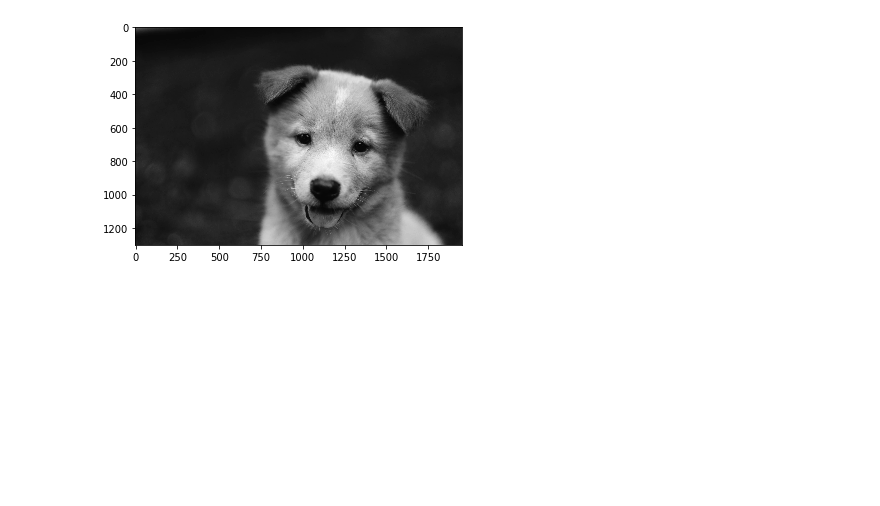
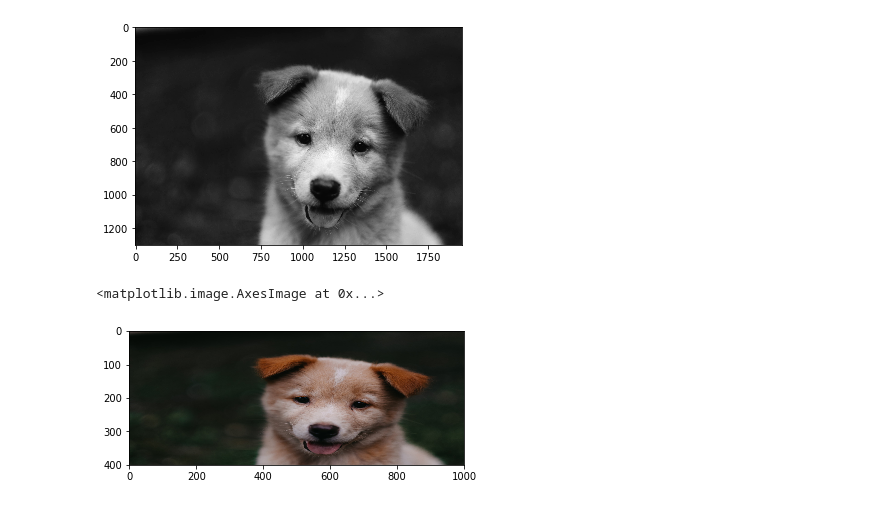
Before and after one commit to roviso/LearnComputerVisionWithOpenCVAndDepthLearningPython, a Jupyter notebook: 03-Image-basic-with-OpenCV/12-Open-Image-file-in-a-note-book.ipynb, the cells around one changed output. Cells and saved outputs as stored; diff of their text form; code cells hidden in the pictures; blank space fills up the shorter version.

Commit message:
Learn open image by OpenCV in notebook and python

```diff
--- a/03-Image-basic-with-OpenCV/12-Open-Image-file-in-a-note-book.ipynb
+++ b/03-Image-basic-with-OpenCV/12-Open-Image-file-in-a-note-book.ipynb
@@ -84,4 +76,9 @@ plt.imshow(img_gray, cmap = 'gray')
 [figure]
 # %%
 # Resizing image
-cv2.resize(fix_img,  )
+new_img = cv2.resize(fix_img, (1000, 400))
+# %%
+plt.imshow(new_img)
+# %% [output]
+<matplotlib.image.AxesImage at 0x...>
+[figure, added]
```
Also changed, not shown: parts of 11 cells of this notebook, 3 other files.
